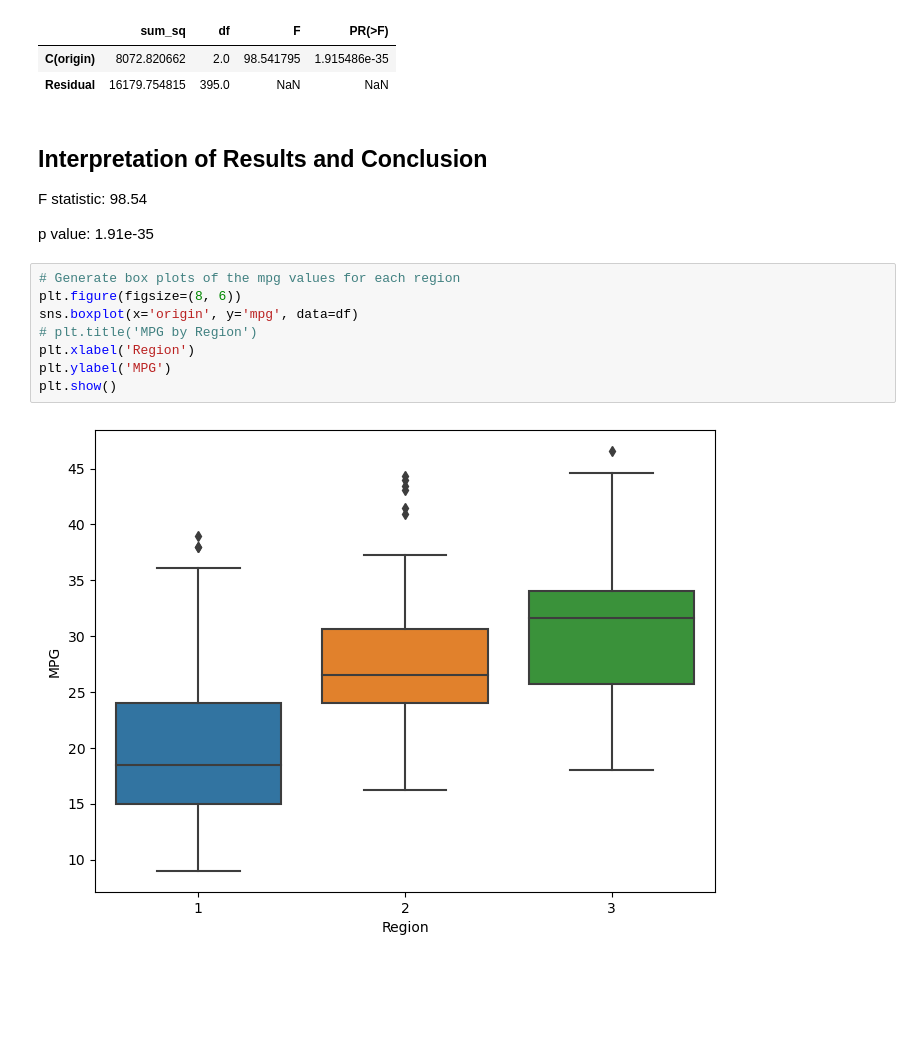
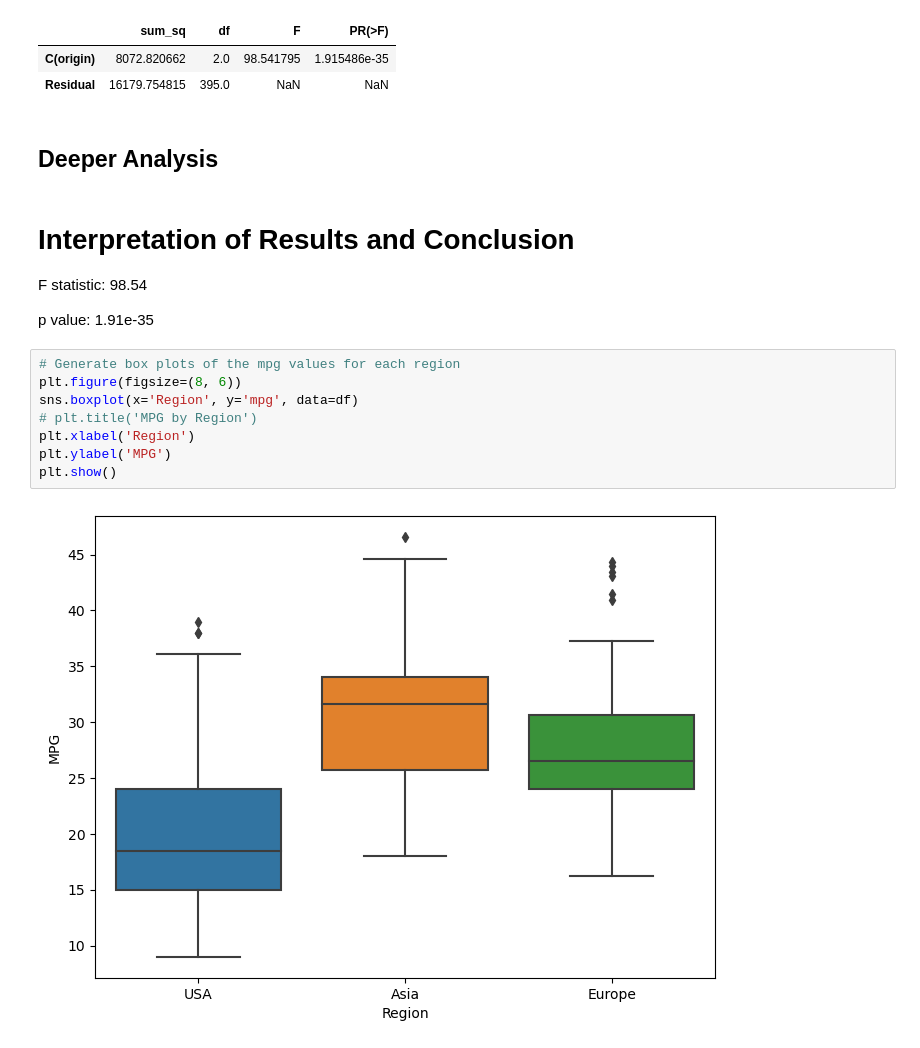
Before and after one commit to DocYoungblood/stats_case_study, a Jupyter notebook: Presentation.ipynb, the cells around one changed output. Drawn from its saved outputs; the diff is of its cells as text; blank space fills up the shorter version.

```diff
--- a/Presentation.ipynb
+++ b/Presentation.ipynb
@@ -161,19 +153,21 @@ anova_result
 |  | sum_sq | df | F | PR(>F) |
 | C(origin) | 8072.820662 | 2.0 | 98.541795 | 1.915486e-35 |
 | Residual | 16179.754815 | 395.0 | NaN | NaN |
+# %% [markdown]
+## Deeper Analysis
 # %% [markdown]
-## Interpretation of Results and Conclusion
+# Interpretation of Results and Conclusion
 F statistic: 98.54
 
 p value: 1.91e-35
 # %%
 # Generate box plots of the mpg values for each region
 plt.figure(figsize=(8, 6))
-sns.boxplot(x='origin', y='mpg', data=df)
+sns.boxplot(x='Region', y='mpg', data=df)
 # plt.title('MPG by Region')
 plt.xlabel('Region')
 plt.ylabel('MPG')
 plt.show()
 # %% [output]
-[figure, old version]
+[figure, new version]
 # %% [markdown]
```
Also changed, not shown: parts of 19 cells of this notebook.
